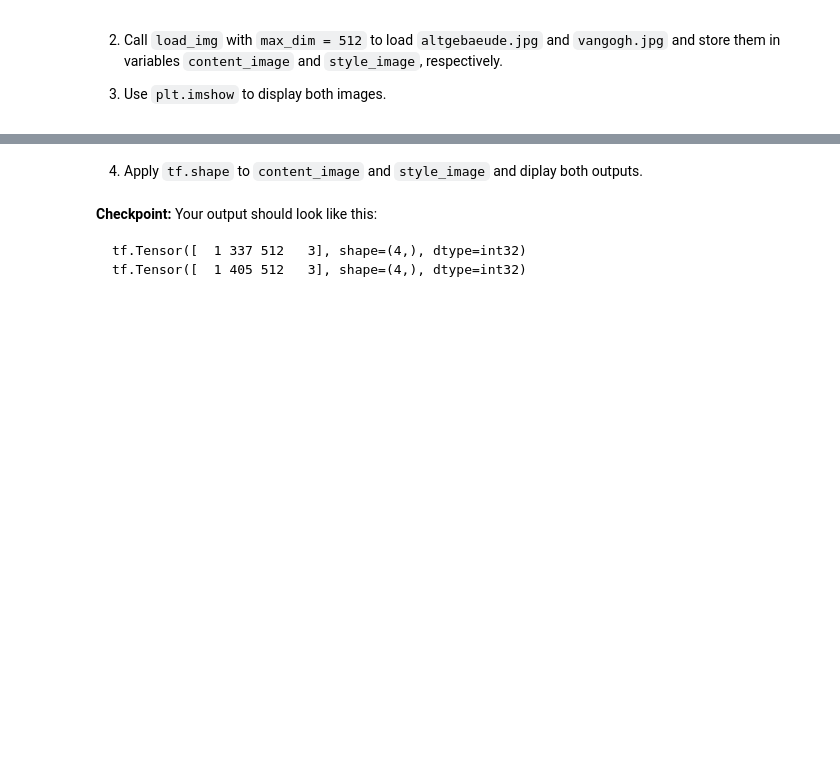
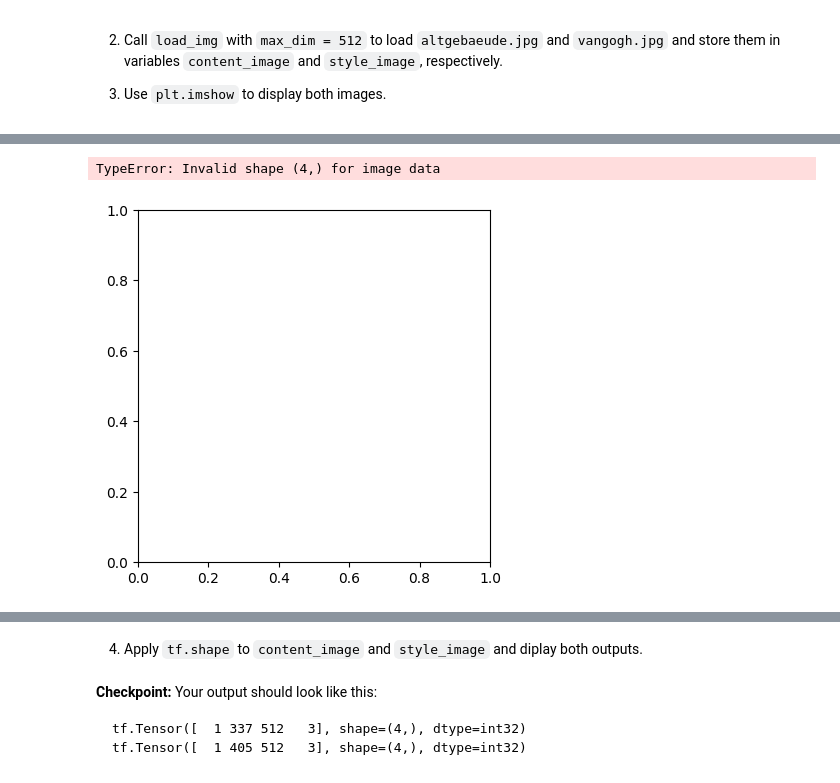
Before and after one commit to CollinsDS2022/Neural-Style-Transfer, a Jupyter notebook: project_2.ipynb, the cells around one changed output, grey strips where cells are left out. Drawn from its saved outputs; the diff is of its cells as text; code cells hidden in the pictures; blank space fills up the shorter version.

Commit message:
read data

````diff
--- a/project_2.ipynb
+++ b/project_2.ipynb
@@ -47,0 +52,15 @@ tf.keras.backend.set_floatx('float64')
+# %%
+# YOUR CODE
+def load_img(path_to_img, max_dim):
+    image = tf.io.read_file(path_to_img)
+    image = tf.io.decode_image(
+        image, channels=3, dtype=tf.dtypes.float64, name=None, expand_animations=True
+    )
+    image = tf.image.convert_image_dtype(image, dtype=tf.float64, saturate=False)
+    # the `print` executes during tracing.
+    print("Initial shape: ", image.shape)
+    image = tf.image.resize(image, [max_dim, max_dim])
+    print("Final shape: ", image.shape)
+    res = tf.expand_dims(image, 0)
+    img = tf.cast(res, tf.float64)
+    return img
@@ -50,3 +71,6 @@ tf.keras.backend.set_floatx('float64')
 
 
 3. Use ```plt.imshow``` to display both images.
+# %%
+content_image = load_img("altgebaeude.jpg", 512)
+style_image = load_img("vangogh.jpg", 512)
@@ -52,0 +106,10 @@ tf.keras.backend.set_floatx('float64')
+# %%
+plt.figure(figsize=(10, 10))
+plt.subplot(1, 2, 1)
+plt.imshow(content_image)
+plt.subplot(1, 2, 2)
+plt.imshow(style_image)
+plt.show()
+# %% [output]
+TypeError: Invalid shape (4,) for image data
+[figure, added]
````
Also changed, not shown: parts of 7 cells of this notebook.
